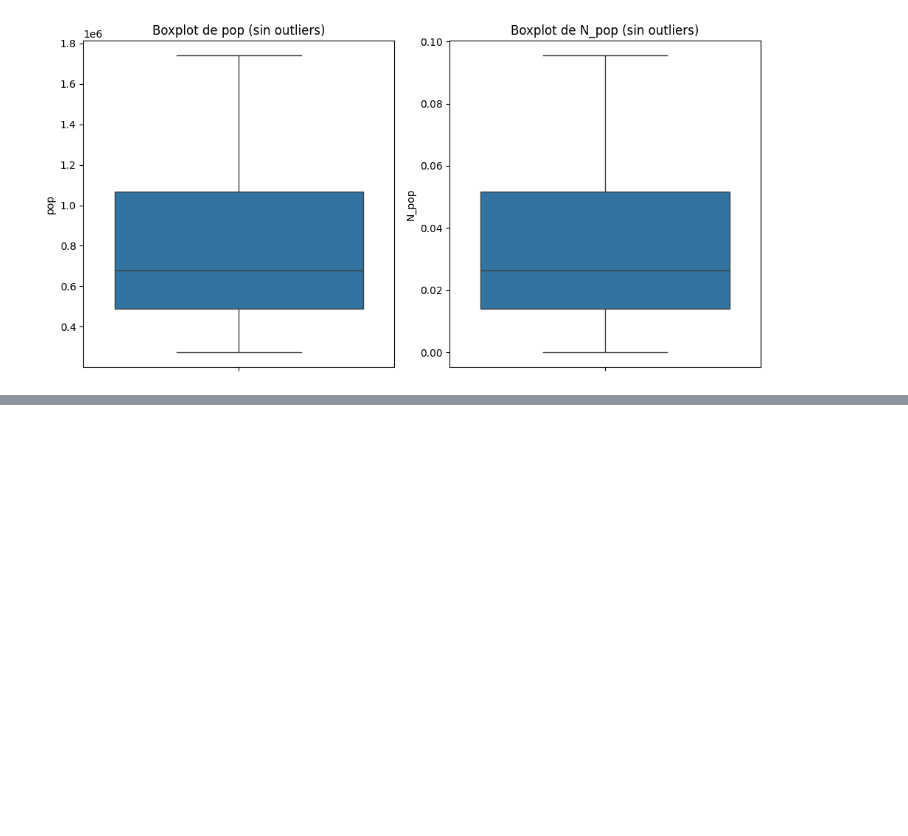
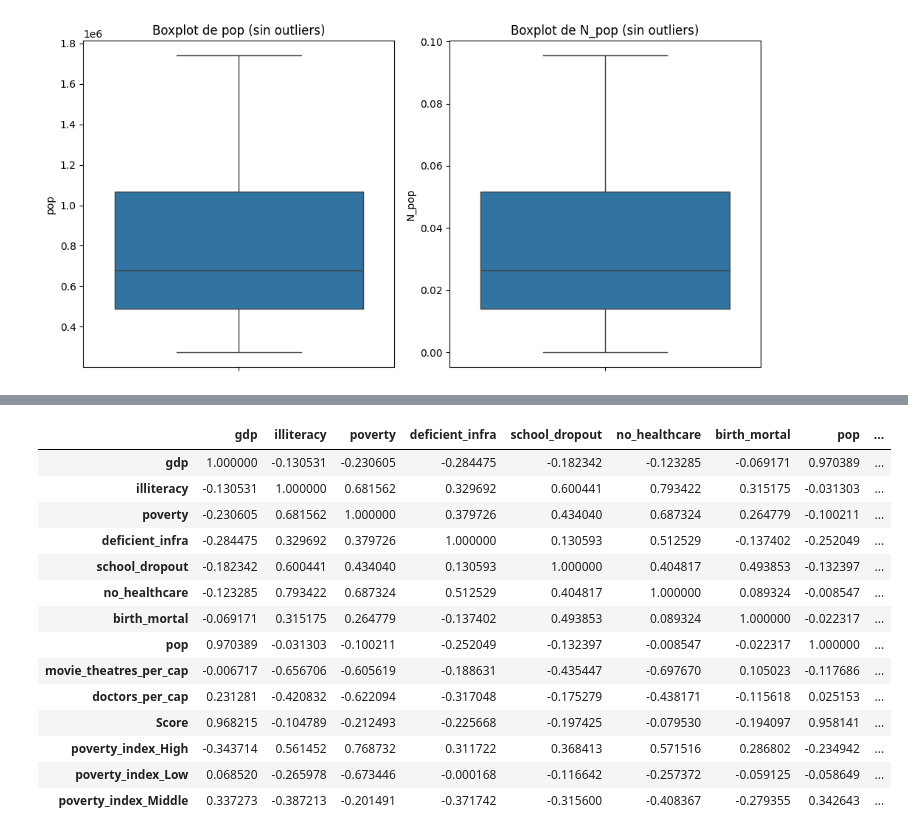
Before and after one commit to dirre44/Lab_de_recopilacion_Parcial_1, a Jupyter notebook: parcial1.ipynb, the cells around one changed output, grey strips where cells are left out. Cells and saved outputs as stored; diff of their text form; code cells hidden in the pictures; blank space fills up the shorter version.

Commit message:
tabla normalizada 2

```diff
--- a/parcial1.ipynb
+++ b/parcial1.ipynb
@@ -291,0 +353,20 @@ plt.show()
+# %%
+tabla_corr = df_norm.corr()
+tb_corr = tabla_corr["poverty_index_High"].sort_values(ascending=False)
+tabla_corr
+# %% [output]
+|  | gdp | illiteracy | poverty | deficient_infra | school_dropout | no_healthcare | birth_mortal | pop | ... |
+| gdp | 1.000000 | -0.130531 | -0.230605 | -0.284475 | -0.182342 | -0.123285 | -0.069171 | 0.970389 | ... |
+| illiteracy | -0.130531 | 1.000000 | 0.681562 | 0.329692 | 0.600441 | 0.793422 | 0.315175 | -0.031303 | ... |
+| poverty | -0.230605 | 0.681562 | 1.000000 | 0.379726 | 0.434040 | 0.687324 | 0.264779 | -0.100211 | ... |
+| deficient_infra | -0.284475 | 0.329692 | 0.379726 | 1.000000 | 0.130593 | 0.512529 | -0.137402 | -0.252049 | ... |
+| school_dropout | -0.182342 | 0.600441 | 0.434040 | 0.130593 | 1.000000 | 0.404817 | 0.493853 | -0.132397 | ... |
+| no_healthcare | -0.123285 | 0.793422 | 0.687324 | 0.512529 | 0.404817 | 1.000000 | 0.089324 | -0.008547 | ... |
+| birth_mortal | -0.069171 | 0.315175 | 0.264779 | -0.137402 | 0.493853 | 0.089324 | 1.000000 | -0.022317 | ... |
+| pop | 0.970389 | -0.031303 | -0.100211 | -0.252049 | -0.132397 | -0.008547 | -0.022317 | 1.000000 | ... |
+| movie_theatres_per_cap | -0.006717 | -0.656706 | -0.605619 | -0.188631 | -0.435447 | -0.697670 | 0.105023 | -0.117686 | ... |
+| doctors_per_cap | 0.231281 | -0.420832 | -0.622094 | -0.317048 | -0.175279 | -0.438171 | -0.115618 | 0.025153 | ... |
+| Score | 0.968215 | -0.104789 | -0.212493 | -0.225668 | -0.197425 | -0.079530 | -0.194097 | 0.958141 | ... |
+| poverty_index_High | -0.343714 | 0.561452 | 0.768732 | 0.311722 | 0.368413 | 0.571516 | 0.286802 | -0.234942 | ... |
+| poverty_index_Low | 0.068520 | -0.265978 | -0.673446 | -0.000168 | -0.116642 | -0.257372 | -0.059125 | -0.058649 | ... |
+| poverty_index_Middle | 0.337273 | -0.387213 | -0.201491 | -0.371742 | -0.315600 | -0.408367 | -0.279355 | 0.342643 | ... |
```
Also changed, not shown: parts of 5 cells of this notebook.
